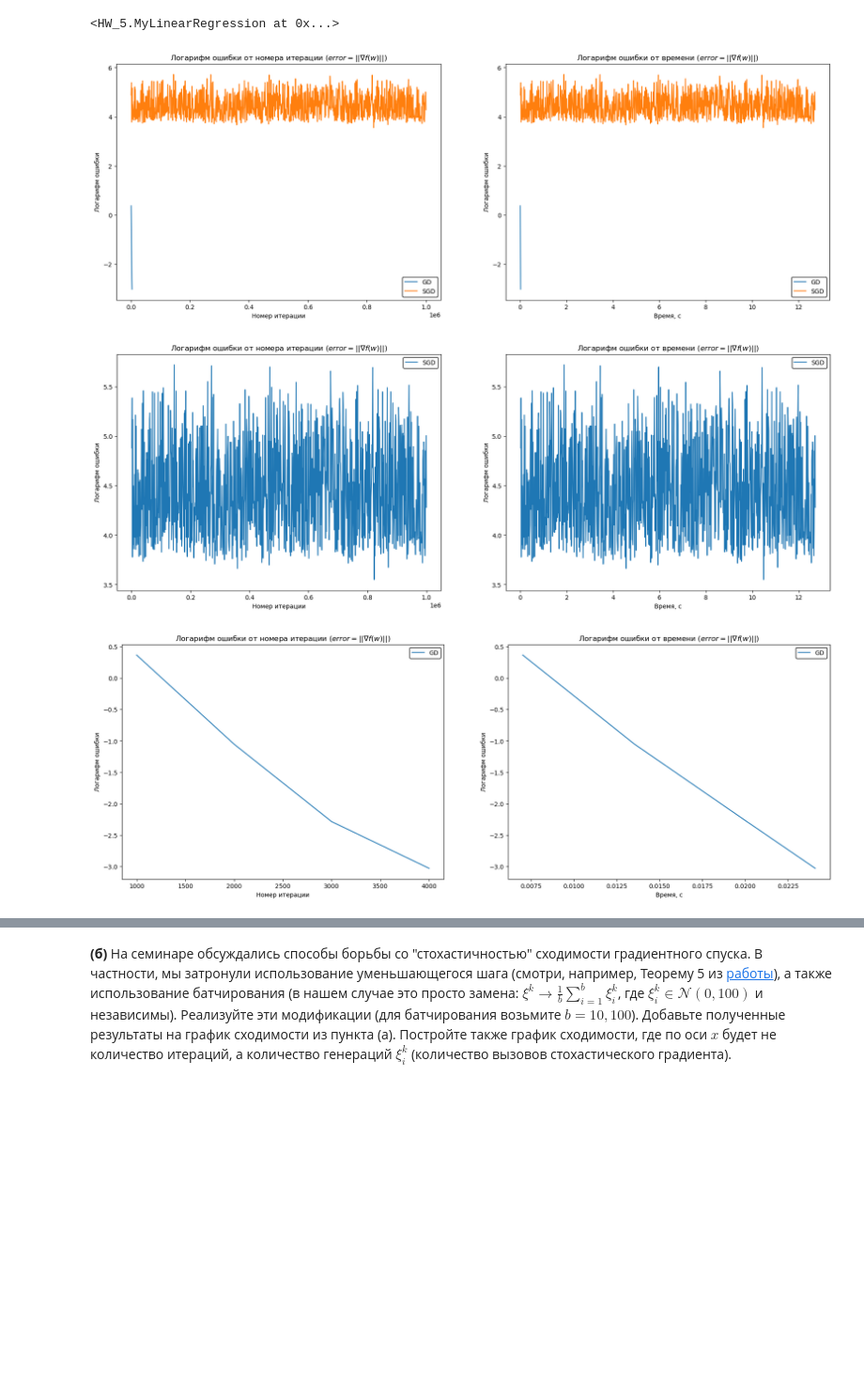
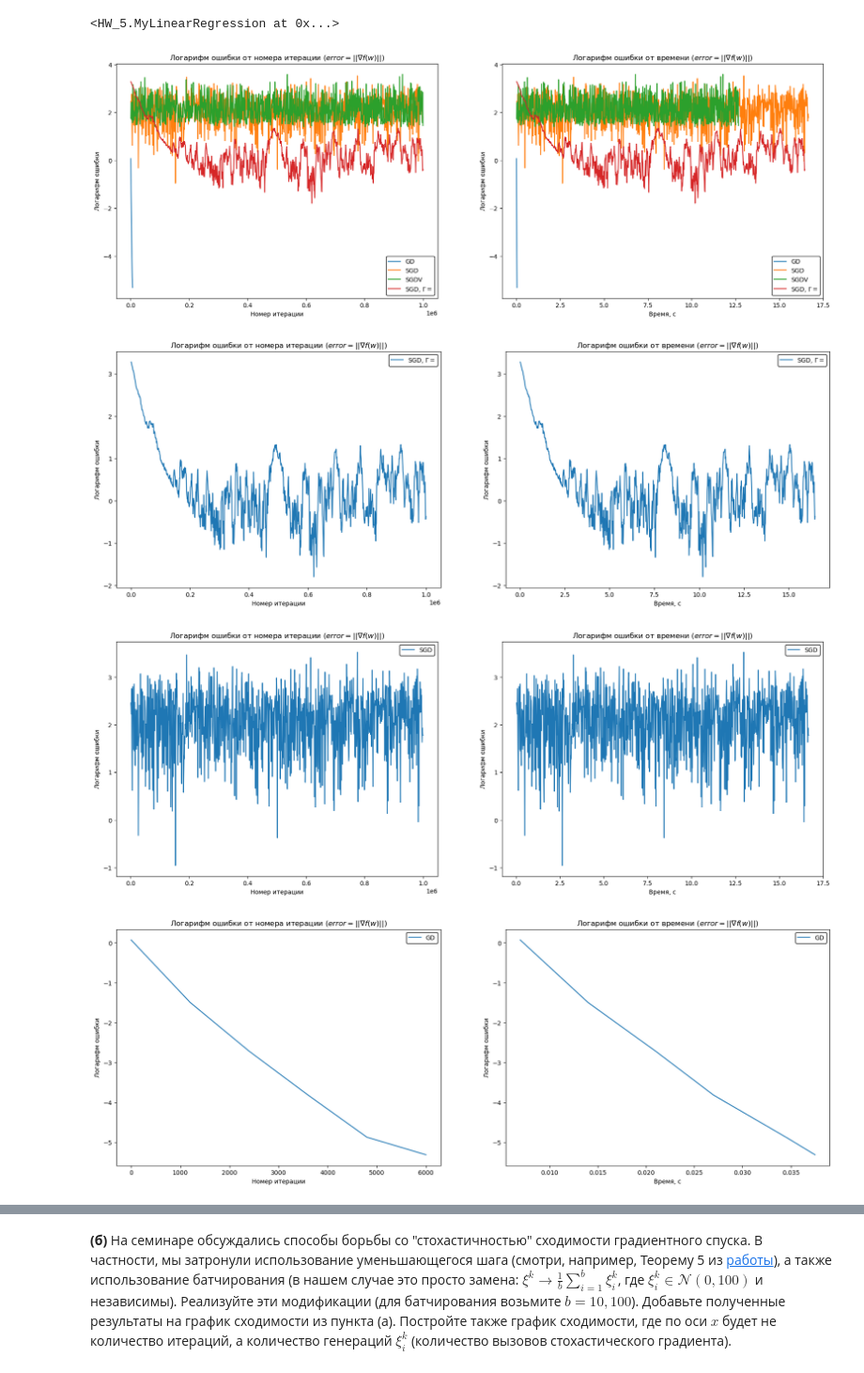
Before and after one commit to kreininmv/Applied-optimization, a Jupyter notebook: Homework/Kreinin_Matvei_Optimization_HW_5.ipynb, the cells around one changed output, grey strips where cells are left out. Shown at 94% size. Saved outputs shown, nothing was run; the diff lists cells and outputs as text; code cells hidden in the pictures; blank space fills up the shorter version.

```diff
--- a/Homework/Kreinin_Matvei_Optimization_HW_5.ipynb
+++ b/Homework/Kreinin_Matvei_Optimization_HW_5.ipynb
@@ -178,18 +156,27 @@ b = np.random.randn(d)
 A = generate_matrix(d, mu, L)
 # %%
 # Обучение моделей
-model_st = MyLinearRegression(stochastic=True, name="SGD")
-model_st.fit(A, b)
+model_sgd = MyLinearRegression(stochastic=True, name="SGD")
+model_sgd.fit(A, b)
 
 model_dt = MyLinearRegression(stochastic=False, name="GD")
 model_dt.fit(A, b)
+
+model_sgdv = MyLinearRegression(stochastic_vector=True, name="SGDV")
+model_sgdv.fit(A, b)
+
+model_sgd_decreasing = MyLinearRegression(stochastic=True, name="SGD, $\Gamma = \frac{1}{kL}$", decreasing_lr=True)
+model_sgd_decreasing.fit(A, b)
 # %% [output]
 <HW_5.MyLinearRegression at 0x...>
 # %%
-func_draw_error_time(model_dt, model_st)
-draw_error_time(model_st)
-draw_error_time(model_dt)
+plot_models_error(model_dt, model_sgd, model_sgdv, model_sgd_decreasing)
+plot_models_error(model_sgd_decreasing)
+plot_models_error(model_sgd)
+plot_models_error(model_dt)
+plot_models_error(model_sgdv)
 # %% [output]
-[figure, old version]
+[figure, new version]
-[figure, old version]
+[figure, new version]
-[figure, old version]
+[figure, new version]
+[figure, added]
```
Also changed, not shown: parts of 19 cells of this notebook, 2 other files.
